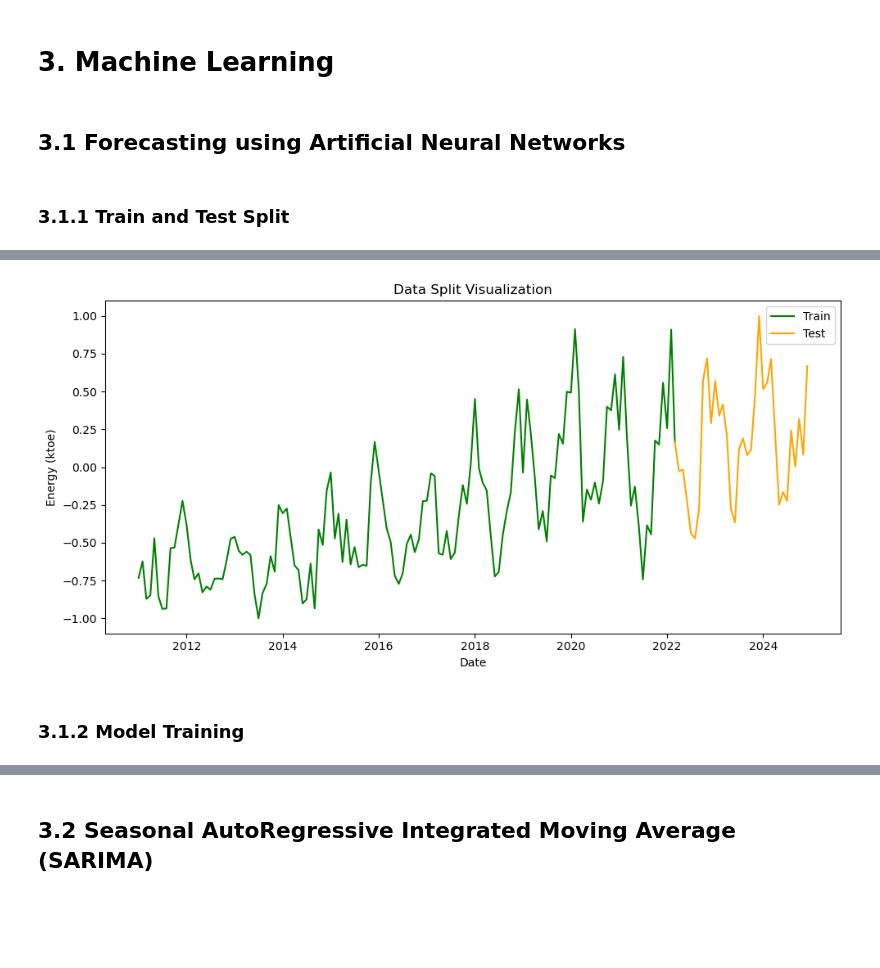
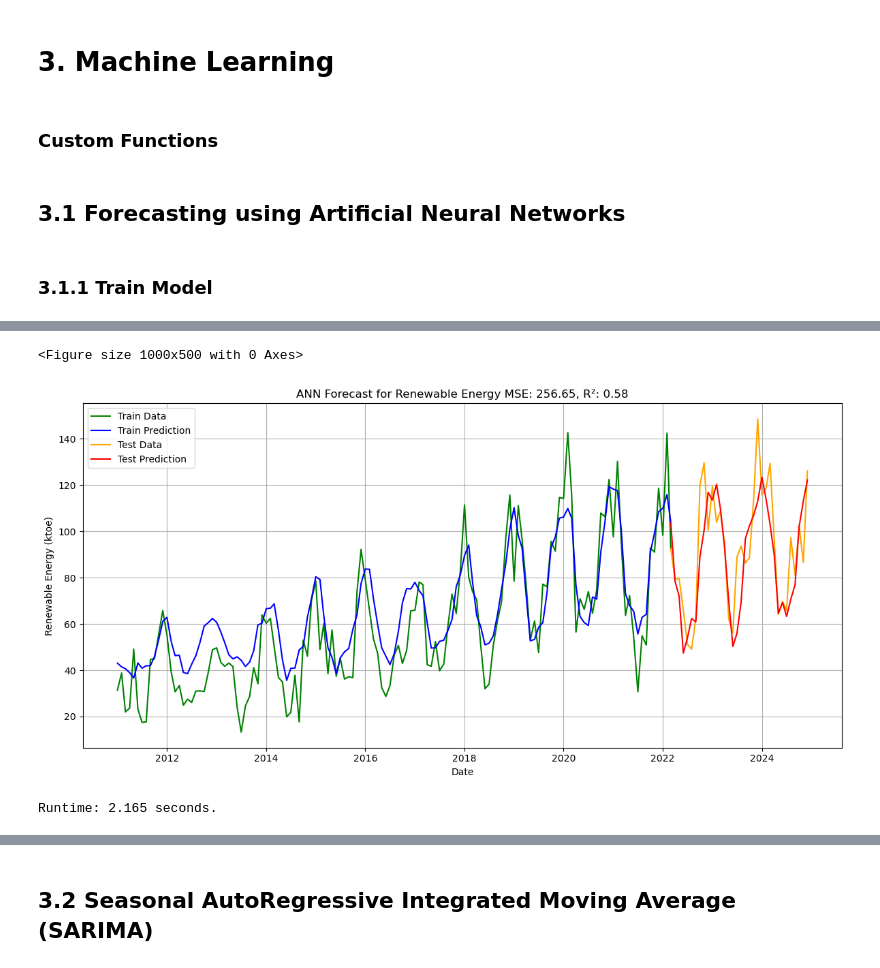
Before and after one commit to montuyajoel/IRL-Renewable-Energy-Forecasting, a Jupyter notebook: CA2.ipynb, the cells around one changed output, grey strips where cells are left out. Saved outputs shown, nothing was run; the diff lists cells and outputs as text; code cells hidden in the pictures; blank space fills up the shorter version.

```diff
--- a/CA2.ipynb
+++ b/CA2.ipynb
@@ -1215,2 +1235,4 @@ p-value: 4.583891986094953e-14
 # %% [markdown]
 # 3. Machine Learning
+# %% [markdown]
+### Custom Functions
@@ -1233,33 +1414,18 @@ random.seed(seed)
-# %% [markdown]
-### 3.1.1 Train and Test Split
+# %% [markdown]
+### 3.1.1 Train Model
 # %%
 # Add Lag Values
-#modeling_data_features=add_features(ie_power_production_df[['Year', 'Month_Numeric', 'Renewable_Energy']])
 modeling_data_lags = generate_lag_features(ie_power_production_df['Renewable_Energy'], 12)
 
-#modeling_data_features = modeling_data_features.drop(columns=['Renewable_Energy'])
-#modeling_data = modeling_data_lags.join(modeling_data_features, how='left')
+modeling_data_features = add_features(ie_power_production_df[['Renewable_Energy', 'Month_Numeric']])
+modeling_data_features = modeling_data_features.drop(columns=['Renewable_Energy'])
+modeling_data = modeling_data_lags.join(modeling_data_features, how='left')
 
-scaler = MinMaxScaler(feature_range=(-1, 1))
-scaled = scaler.fit_transform(modeling_data_lags)
+# Initialize training with ANN
 
-X = scaled[:, 1:]  # Lag features
-y = scaled[:, 0]   # Target Value : Renewable Energy
+# Train Model with
+train_ann(modeling_data_lags, visualize_datasplit=False)
 
-split_idx = int(len(X) * 0.80)
-X_train, X_test = X[:split_idx+1], X[split_idx:]
-y_train, y_test = y[:split_idx+1], y[split_idx:]
-
-# Set figure size
-plt.figure(figsize=(10, 5))
-
-# Plot Train and Test data
-sns.lineplot(x=modeling_data_lags.index[0:len(y_train)], y=y_train, label='Train', color='green')
-sns.lineplot(x=modeling_data_lags.index[len(y_train)-1:len(y_train)+len(y_test)], y=y_test, label='Test', color='orange')
-plt.title(f"Data Split Visualization")
-plt.xlabel('Date')
-plt.ylabel('Energy (ktoe)')
-plt.legend()
-plt.tight_layout()
-plt.show()
+# Train Model with lag and added feature values
+#train_ann(modeling_data)
 # %% [output]
@@ -1266,3 +1450,3 @@ plt.show()
+<Figure size 1000x500 with 0 Axes>
-[figure, old version]
+[figure, new version]
+Runtime: 2.165 seconds.
-# %% [markdown]
-### 3.1.2 Model Training
```
Also changed, not shown: parts of 31 cells of this notebook, 2 other files.
